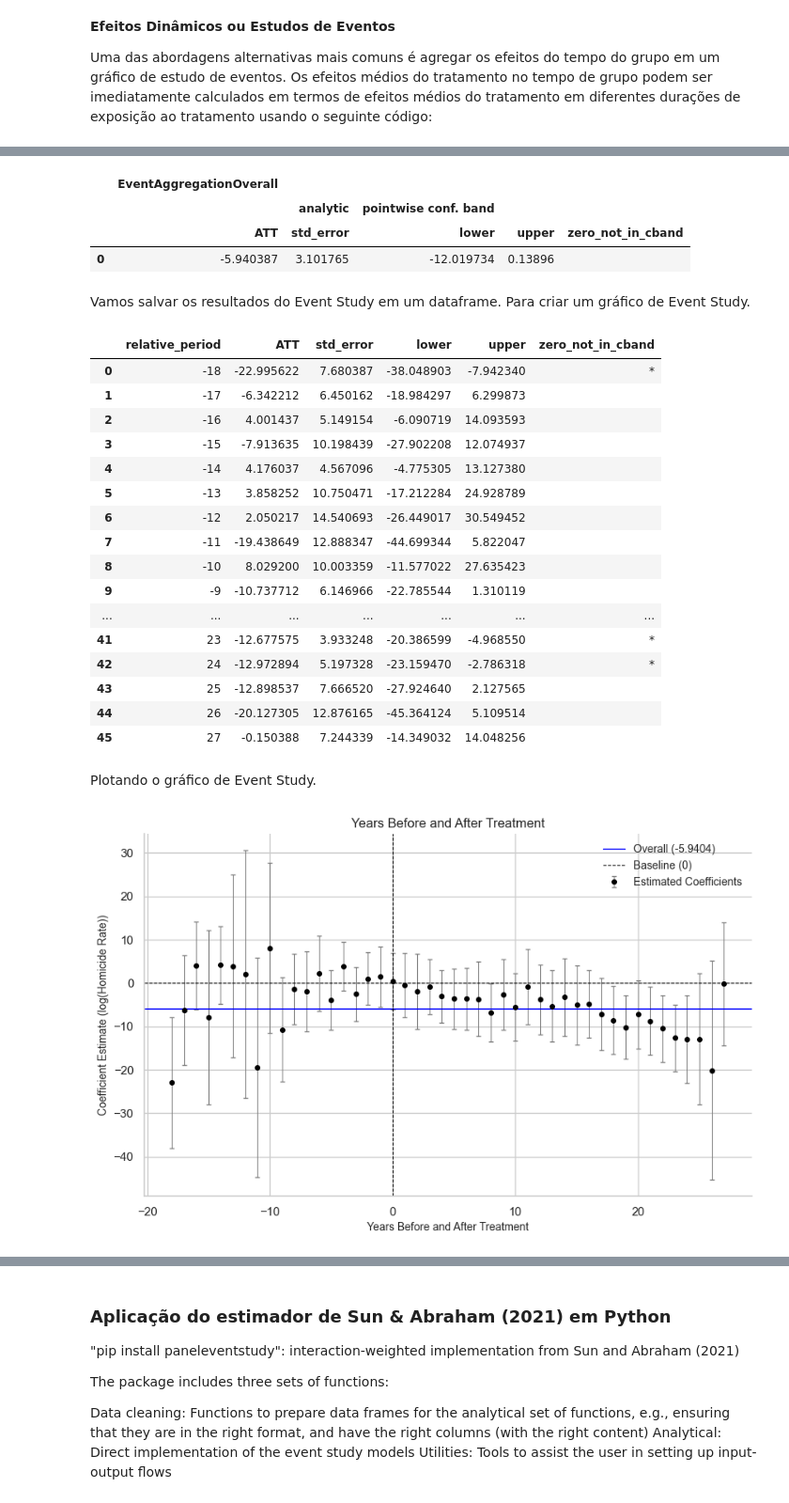
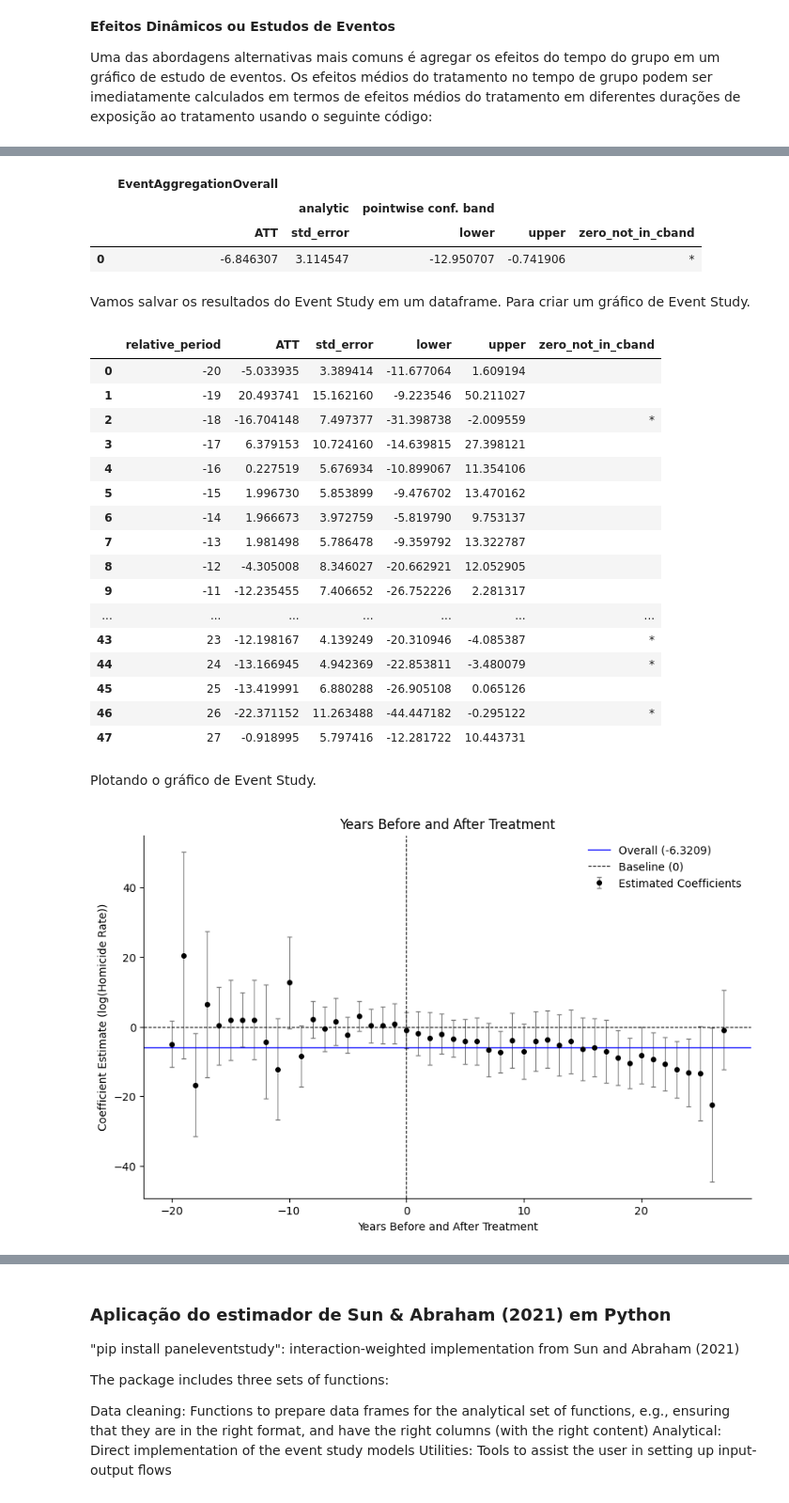
Before and after one commit to Daniel-Uhr/Microeconometrics_Notes, a Jupyter notebook: 09-DD_time_het_treatment.ipynb, the cells around one changed output, grey strips where cells are left out. Shown at 94% size. Saved outputs shown, nothing was run; the diff lists cells and outputs as text; code cells hidden in the pictures.

```diff
--- a/09-DD_time_het_treatment.ipynb
+++ b/09-DD_time_het_treatment.ipynb
@@ -466,3 +466,7 @@ data['X3'] = data['cases']
 
 # Vamos criar a variável de grupo G
 data['G']=data['_nfd']
+# %%
+# Criar uma variável de tempo até o ano do início do tratamento (Tempo em relação ao início do evento)
+data['timeToTreat'] = data['year'] - data['_nfd']
+data['timeToTreat'].describe()
@@ -519,7 +550,7 @@ att_gt = ATTgt(data=data, cohort_name="G")
 # %% [markdown]
 Agora vamos estimar o modelo. Repare que é possivel definir a fórmula. E também indicar se queremos realizar "dr" o Doubly Robust (logistic propensity score model for the probability of being treated); ou "dr-ipt" (with propensity score estimated using the inverse probability tilting), "reg" (for outcome regression DiD estimator), "std_ipw-mle" (for standardized inverse probability weighted DiD estimator, with logistic propensity score model for the probability of being treated).
 # %%
-att_gt.fit("Y ~ X1 + X2", est_method="dr")
+att_gt.fit("Y ~ X1", est_method="dr")
 # %% [output]
 |  |  |  | ATTgtResult |  |  |  |  |
 |  |  |  |  | analytic | pointwise conf. band |  |  |
@@ -647,7 +678,7 @@ att_gt.aggregate("event", overall=True)
 |  | EventAggregationOverall |  |  |  |  |
 |  |  | analytic | pointwise conf. band |  |  |
 |  | ATT | std_error | lower | upper | zero_not_in_cband |
-| 0 | -5.940387 | 3.101765 | -12.019734 | 0.13896 |  |
+| 0 | -6.846307 | 3.114547 | -12.950707 | -0.741906 | * |
 # %% [markdown]
 Vamos salvar os resultados do Event Study em um dataframe. Para criar um gráfico de Event Study.
 # %%
@@ -656,28 +687,28 @@ es_attgt_res = es_attgt_res.reset_index()  # Transforma o índice em uma coluna
 es_attgt_res['relative_period'] = pd.to_numeric(es_attgt_res['relative_period'])  # Converte para numérico
 # %%
 # Remover as duas primeiras linhas do DataFrame
-es_attgt_res_clean = es_attgt_res.iloc[2:].reset_index(drop=True)
+es_attgt_res_clean = es_attgt_res.iloc[0:].reset_index(drop=True)
 # Renomear as colunas para os nomes corretos
 es_attgt_res_clean.columns = ['relative_period', 'ATT', 'std_error', 'lower', 'upper', 'zero_not_in_cband']
 es_attgt_res_clean
 # %% [output]
 |  | relative_period | ATT | std_error | lower | upper | zero_not_in_cband |
-| 0 | -18 | -22.995622 | 7.680387 | -38.048903 | -7.942340 | * |
-| 1 | -17 | -6.342212 | 6.450162 | -18.984297 | 6.299873 |  |
-| 2 | -16 | 4.001437 | 5.149154 | -6.090719 | 14.093593 |  |
-| 3 | -15 | -7.913635 | 10.198439 | -27.902208 | 12.074937 |  |
-| 4 | -14 | 4.176037 | 4.567096 | -4.775305 | 13.127380 |  |
-| 5 | -13 | 3.858252 | 10.750471 | -17.212284 | 24.928789 |  |
-| 6 | -12 | 2.050217 | 14.540693 | -26.449017 | 30.549452 |  |
-| 7 | -11 | -19.438649 | 12.888347 | -44.699344 | 5.822047 |  |
-| 8 | -10 | 8.029200 | 10.003359 | -11.577022 | 27.635423 |  |
-| 9 | -9 | -10.737712 | 6.146966 | -22.785544 | 1.310119 |  |
+| 0 | -20 | -5.033935 | 3.389414 | -11.677064 | 1.609194 |  |
+| 1 | -19 | 20.493741 | 15.162160 | -9.223546 | 50.211027 |  |
+| 2 | -18 | -16.704148 | 7.497377 | -31.398738 | -2.009559 | * |
+| 3 | -17 | 6.379153 | 10.724160 | -14.639815 | 27.398121 |  |
+| 4 | -16 | 0.227519 | 5.676934 | -10.899067 | 11.354106 |  |
+| 5 | -15 | 1.996730 | 5.853899 | -9.476702 | 13.470162 |  |
+| 6 | -14 | 1.966673 | 3.972759 | -5.819790 | 9.753137 |  |
+| 7 | -13 | 1.981498 | 5.786478 | -9.359792 | 13.322787 |  |
+| 8 | -12 | -4.305008 | 8.346027 | -20.662921 | 12.052905 |  |
+| 9 | -11 | -12.235455 | 7.406652 | -26.752226 | 2.281317 |  |
 | ... | ... | ... | ... | ... | ... | ... |
-| 41 | 23 | -12.677575 | 3.933248 | -20.386599 | -4.968550 | * |
-| 42 | 24 | -12.972894 | 5.197328 | -23.159470 | -2.786318 | * |
-| 43 | 25 | -12.898537 | 7.666520 | -27.924640 | 2.127565 |  |
-| 44 | 26 | -20.127305 | 12.876165 | -45.364124 | 5.109514 |  |
-| 45 | 27 | -0.150388 | 7.244339 | -14.349032 | 14.048256 |  |
+| 43 | 23 | -12.198167 | 4.139249 | -20.310946 | -4.085387 | * |
+| 44 | 24 | -13.166945 | 4.942369 | -22.853811 | -3.480079 | * |
+| 45 | 25 | -13.419991 | 6.880288 | -26.905108 | 0.065126 |  |
+| 46 | 26 | -22.371152 | 11.263488 | -44.447182 | -0.295122 | * |
+| 47 | 27 | -0.918995 | 5.797416 | -12.281722 | 10.443731 |  |
 # %% [markdown]
 Plotando o gráfico de Event Study.
 # %%
@@ -691,32 +722,32 @@ plt.figure(figsize=(10, 6))
 plt.errorbar(
     es_attgt_res_clean['relative_period'],  # Valores do eixo x
     es_attgt_res_clean['ATT'],   # Valores do eixo y (coeficientes)
     yerr=[
         es_attgt_res_clean['ATT'] - es_attgt_res_clean['lower'],
         es_attgt_res_clean['upper'] - es_attgt_res_clean['ATT']
     ],  # Barras de erro
     fmt='o', color='black', markersize=4, ecolor='gray', elinewidth=0.8, capsize=2, label='Estimated Coefficients'
 )
 
 # Adicionar linhas horizontais para valores de referência
-plt.axhline(-5.940387, color='blue', linestyle='-', linewidth=1, label='Overall (-5.9404)')
+plt.axhline(-5.940387, color='blue', linestyle='-', linewidth=1, label='Overall (-6.3209)')
 plt.axhline(0, color='black', linestyle='--', linewidth=0.8, label='Baseline (0)')
 
 # Adicionar uma linha vertical para marcar o evento
 plt.axvline(0, color='black', linestyle='--', linewidth=0.8)
 
 # Adicionar título e rótulos com fontes menores
 plt.title('Years Before and After Treatment', fontsize=12)
 plt.xlabel('Years Before and After Treatment', fontsize=10)
 plt.ylabel('Coefficient Estimate (log(Homicide Rate))', fontsize=10)
 
 # Ajustar legenda
 plt.legend(frameon=False, fontsize=10)
 
 # Remover linhas superiores e à direita do gráfico
 sns.despine()
 
 # Exibir o gráfico
 plt.show()
 # %% [output]
-[figure, old version]
+[figure, new version]
```
Also changed, not shown: parts of 28 cells of this notebook.
